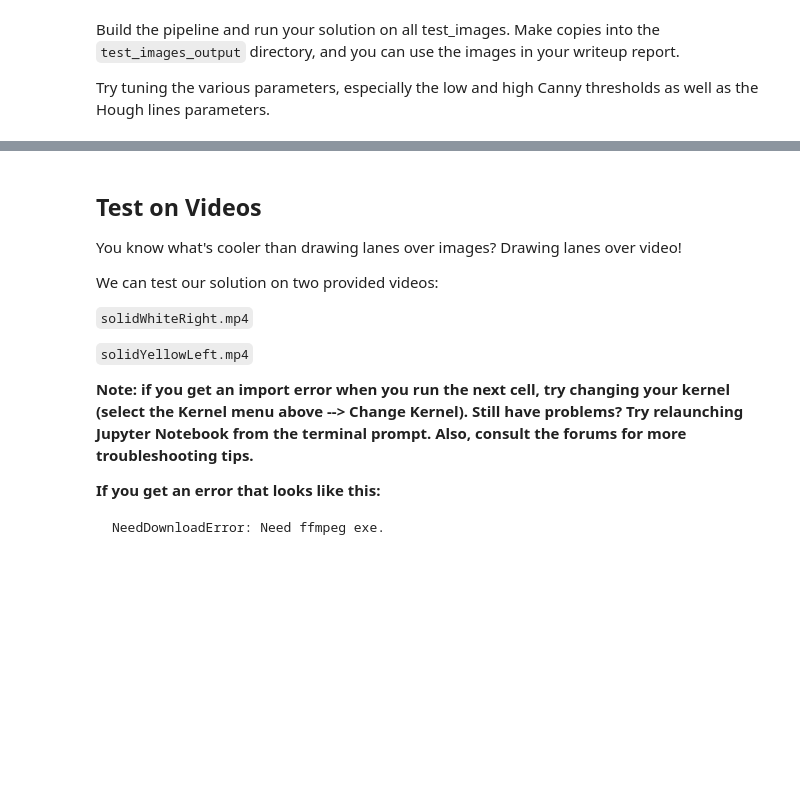
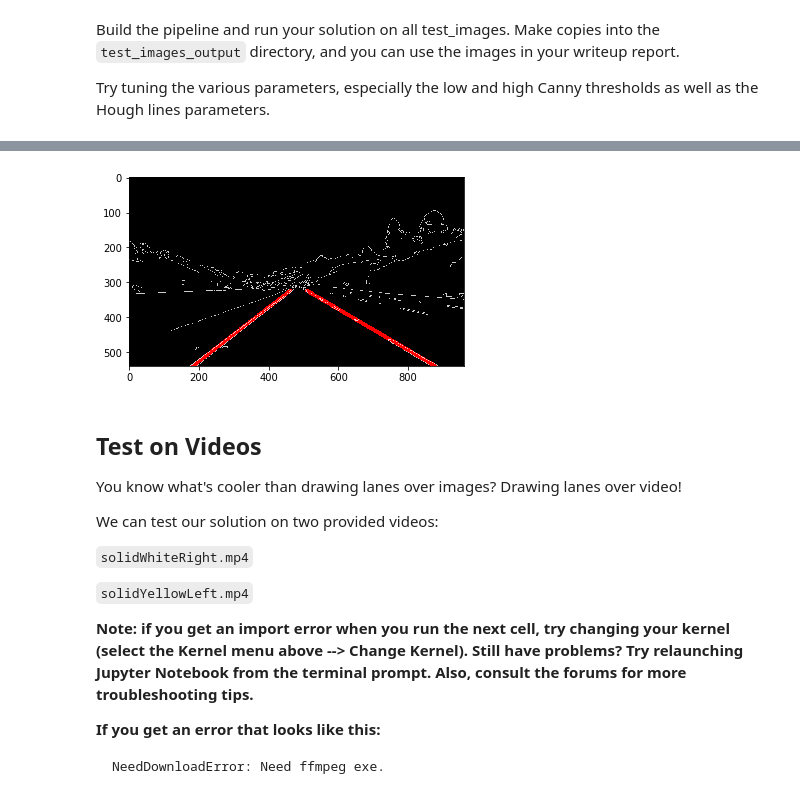
Before and after one commit to julianShi/CarND-LaneLines-P1, a Jupyter notebook: P1.ipynb, the cells around one changed output, grey strips where cells are left out. Saved outputs shown, nothing was run; the diff lists cells and outputs as text; code cells hidden in the pictures; blank space fills up the shorter version.

Commit message:
draw_line function: allow the lane annotation extrapolation

```diff
--- a/P1.ipynb
+++ b/P1.ipynb
@@ -178,5 +209,6 @@ Build your pipeline to work on the images in the directory "test_images"
 **You should make sure your pipeline works well on these images before you try the videos.**
 # %%
 import os
-os.listdir("test_images/")
+test_images=os.listdir("test_images/")
+print(test_images)
 # %% [output]
@@ -197,0 +222,94 @@ Try tuning the various parameters, especially the low and high Canny thresholds
+# %%
+# TODO: Build your pipeline that will draw lane lines on the test_images
+# then save them to the test_images_output directory.
+import matplotlib.pyplot as plt
+import matplotlib.image as mpimg
+import numpy as np
+import cv2
+from scipy.interpolate import InterpolatedUnivariateSpline
+
+def draw_lines_on_image(image_name):
+    image = mpimg.imread('test_images/'+image_name)
+    gray = cv2.cvtColor(image,cv2.COLOR_RGB2GRAY)
+
+    # Define a kernel size and apply Gaussian smoothing
+    kernel_size = 5
+    blur_gray = cv2.GaussianBlur(gray,(kernel_size, kernel_size),0)
+
+    # Define our parameters for Canny and apply
+    low_threshold = 40
+    high_threshold = 150
+    edges = cv2.Canny(blur_gray, low_threshold, high_threshold)
+
+    # Next we'll create a masked edges image using cv2.fillPoly()
+    mask = np.zeros_like(edges)
+    ignore_mask_color = 255
+
+    # This time we are defining a four sided polygon to mask
+    imshape = image.shape
+    vertices = np.array([[(0,imshape[0]),(450, 290), (490,290), (imshape[1],imshape[0])]], dtype=np.int32)
+    cv2.fillPoly(mask, vertices, ignore_mask_color)
+    masked_edges = cv2.bitwise_and(edges, mask)
+
+    # Define the Hough transform parameters
+    # Make a blank the same size as our image to draw on
+    rho = 2 # distance resolution in pixels of the Hough grid
+    theta = np.pi/180 # angular resolution in radians of the Hough grid
+    threshold = 100     # minimum number of votes (intersections in Hough grid cell)
+    min_line_length = 200 #minimum number of pixels making up a line
+    max_line_gap = 150    # maximum gap in pixels between connectable line segments
+    line_image = np.copy(image)*0 # creating a blank to draw lines on
+
+    # Run Hough on edge detected image
+    # Output "lines" is an array containing endpoints of detected line segments
+    lines = cv2.HoughLinesP(masked_edges, rho, theta, threshold, np.array([]),
+                                min_line_length, max_line_gap)
+
+    # Iterate over the output "lines" and draw lines on a blank image
+    edge_number_l=0
+    edge_number_r=0
+    x1_l,y1_l,x2_l,y2_l=0,0,0,0
+    x1_r,y1_r,x2_r,y2_r=0,0,0,0
+    for line in lines:
+        for x1,y1,x2,y2 in line:
+            slope = 1.0*(y2-y1)/(x2-x1)
+            if slope > -2 and slope<-0.5:  # this is left lane
+                x1_l=x1_l+x1
+                y1_l=y1_l+y1
+                x2_l=x2_l+x2
+                y2_l=y2_l+y2
+                edge_number_l+=1
+            if slope < 2 and slope>0.5:    # this is right lane
+                x1_r=x1_r+x1
+                y1_r=y1_r+y1
+                x2_r=x2_r+x2
+                y2_r=y2_r+y2
+                edge_number_r+=1
+    # averaging
+    x1_l=x1_l/edge_number_l
+    y1_l=y1_l/edge_number_l
+    x2_l=x2_l/edge_number_l
+    y2_l=y2_l/edge_number_l
+    x1_r=x1_r/edge_number_r
+    y1_r=y1_r/edge_number_r
+    x2_r=x2_r/edge_number_r
+    y2_r=y2_r/edge_number_r
+
+    # extrapolate
+    f_l=InterpolatedUnivariateSpline([y2_l,y1_l],[x2_l,x1_l],k=1)
+    f_r=InterpolatedUnivariateSpline([y1_r,y2_r],[x1_r,x2_r],k=1)
+
+    cv2.line(line_image,(int(f_l(imshape[0])),imshape[0]),(int(f_l(imshape[0]*0.6)),int(imshape[0]*0.6)),(255,0,0),10)
+    cv2.line(line_image,(int(f_r(imshape[0])),imshape[0]),(int(f_r(imshape[0]*0.6)),int(imshape[0]*0.6)),(255,0,0),10)
+
+    # Create a "color" binary image to combine with line image
+    color_edges = np.dstack((edges, edges, edges))
+
+    # Draw the lines on the edge image
+    lines_edges = cv2.addWeighted(color_edges, 0.8, line_image, 1, 0)
+    plt.imshow(lines_edges)
+    plt.savefig('test_images_output/'+image_name)
+
+for image_name in test_images:
+    draw_lines_on_image(image_name)
+# %% [output]
@@ -198,3 +328,4 @@ Try tuning the various parameters, especially the low and high Canny thresholds
+[figure, added]
 # %% [markdown]
 ## Test on Videos
 
```
Also changed, not shown: parts of 7 cells of this notebook, 9 other files.
